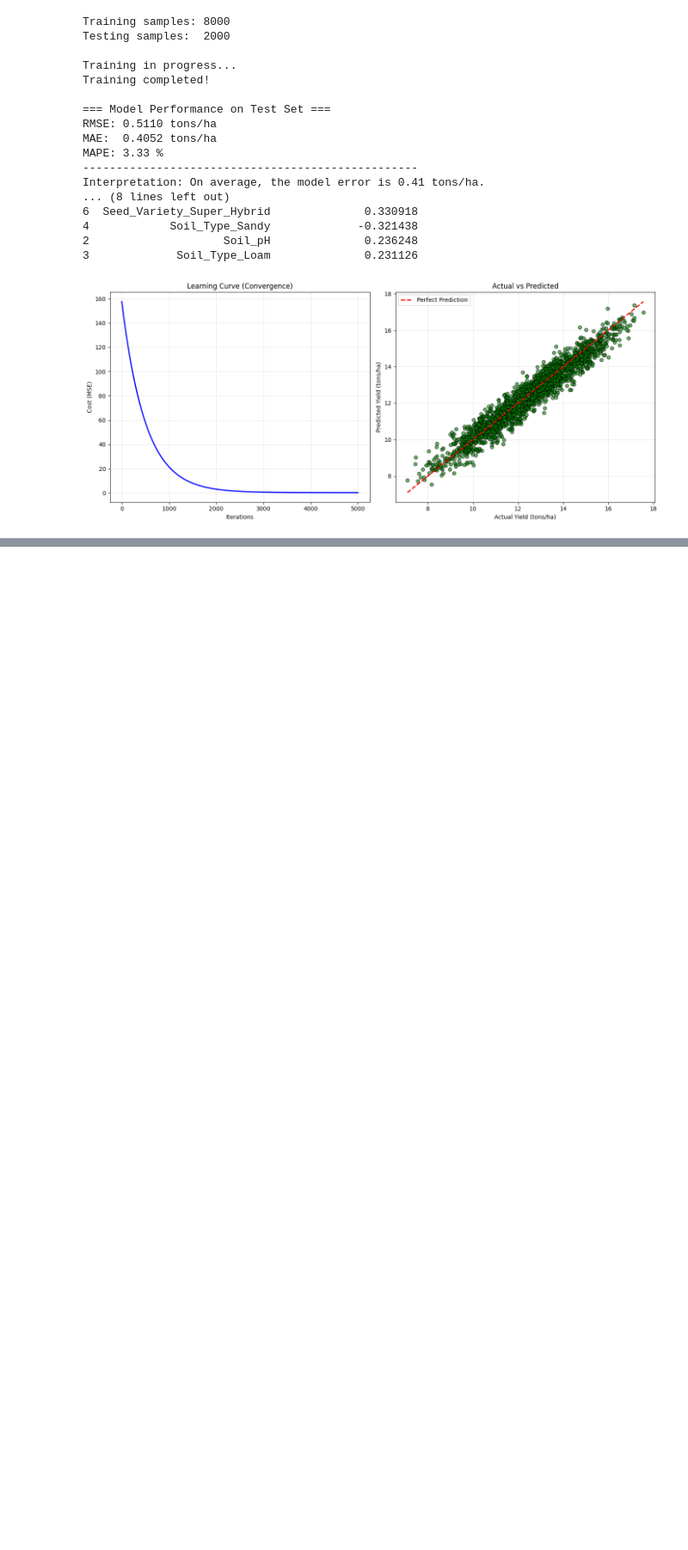
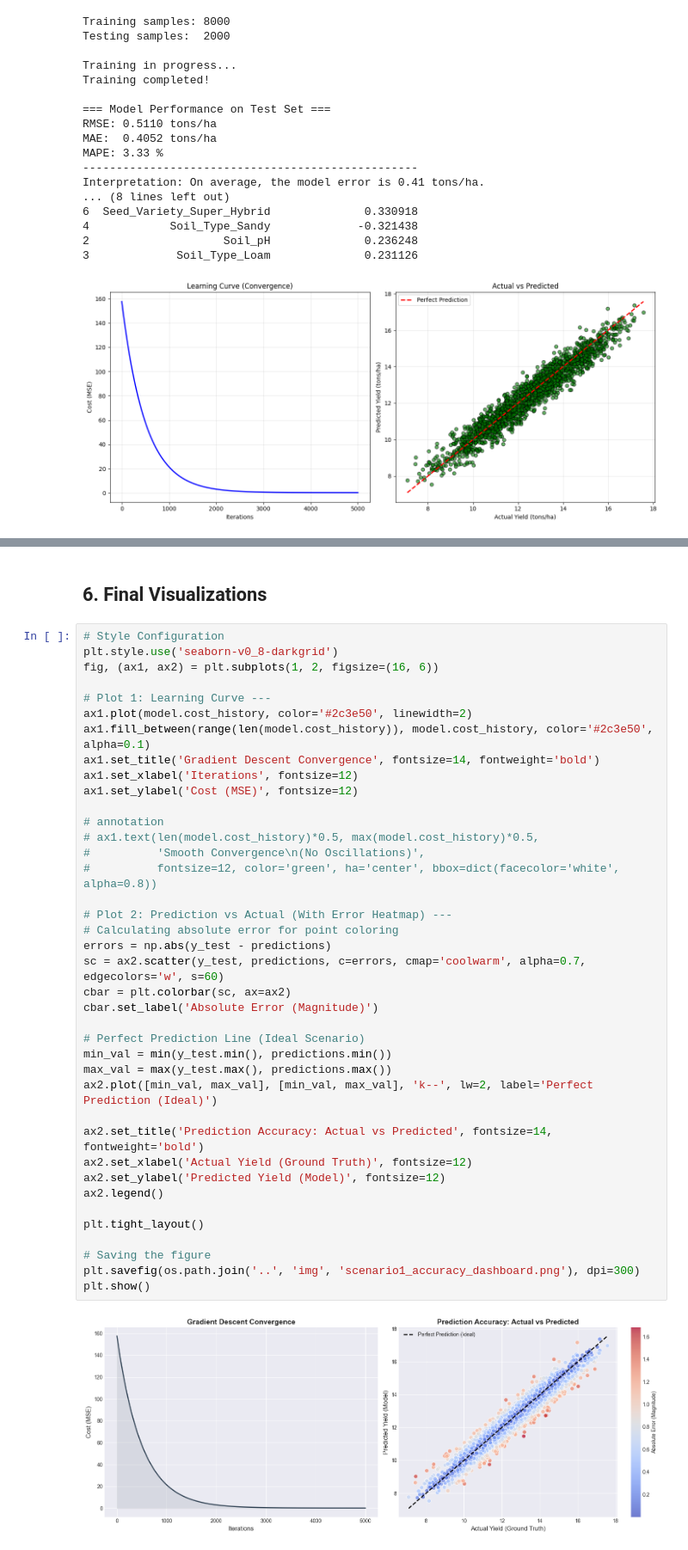
Before and after one commit to PedruMota/linear-regression-from-scratch, a Jupyter notebook: notebooks/agro_case_study.ipynb, the cells around one changed output, grey strips where cells are left out. Shown at 86% size. Saved outputs shown, nothing was run; the diff lists cells and outputs as text; blank space fills up the shorter version.

```diff
--- a/notebook1.ipynb
+++ b/notebooks/agro_case_study.ipynb
@@ -408,3 +333,46 @@ The results are statistically identical.
 Our custom Gradient Descent implementation matches the OLS industry standard.
 Final Error (MAPE): 3.33%
 [figure]
+# %% [markdown]
+## 6. Final Visualizations
+# %%
+# Style Configuration
+plt.style.use('seaborn-v0_8-darkgrid')
+fig, (ax1, ax2) = plt.subplots(1, 2, figsize=(16, 6))
+
+# Plot 1: Learning Curve ---
+ax1.plot(model.cost_history, color='#2c3e50', linewidth=2)
+ax1.fill_between(range(len(model.cost_history)), model.cost_history, color='#2c3e50', alpha=0.1)
+ax1.set_title('Gradient Descent Convergence', fontsize=14, fontweight='bold')
+ax1.set_xlabel('Iterations', fontsize=12)
+ax1.set_ylabel('Cost (MSE)', fontsize=12)
+
+# annotation
+# ax1.text(len(model.cost_history)*0.5, max(model.cost_history)*0.5,
+#          'Smooth Convergence\n(No Oscillations)',
+#          fontsize=12, color='green', ha='center', bbox=dict(facecolor='white', alpha=0.8))
+
+# Plot 2: Prediction vs Actual (With Error Heatmap) ---
+# Calculating absolute error for point coloring
+errors = np.abs(y_test - predictions)
+sc = ax2.scatter(y_test, predictions, c=errors, cmap='coolwarm', alpha=0.7, edgecolors='w', s=60)
+cbar = plt.colorbar(sc, ax=ax2)
+cbar.set_label('Absolute Error (Magnitude)')
+
+# Perfect Prediction Line (Ideal Scenario)
+min_val = min(y_test.min(), predictions.min())
+max_val = max(y_test.max(), predictions.max())
+ax2.plot([min_val, max_val], [min_val, max_val], 'k--', lw=2, label='Perfect Prediction (Ideal)')
+
+ax2.set_title('Prediction Accuracy: Actual vs Predicted', fontsize=14, fontweight='bold')
+ax2.set_xlabel('Actual Yield (Ground Truth)', fontsize=12)
+ax2.set_ylabel('Predicted Yield (Model)', fontsize=12)
+ax2.legend()
+
+plt.tight_layout()
+
+# Saving the figure
+plt.savefig(os.path.join('..', 'img', 'scenario1_accuracy_dashboard.png'), dpi=300)
+plt.show()
+# %% [output]
+[figure, added]
```
Also changed, not shown: parts of 8 cells of this notebook, 7 other files.
